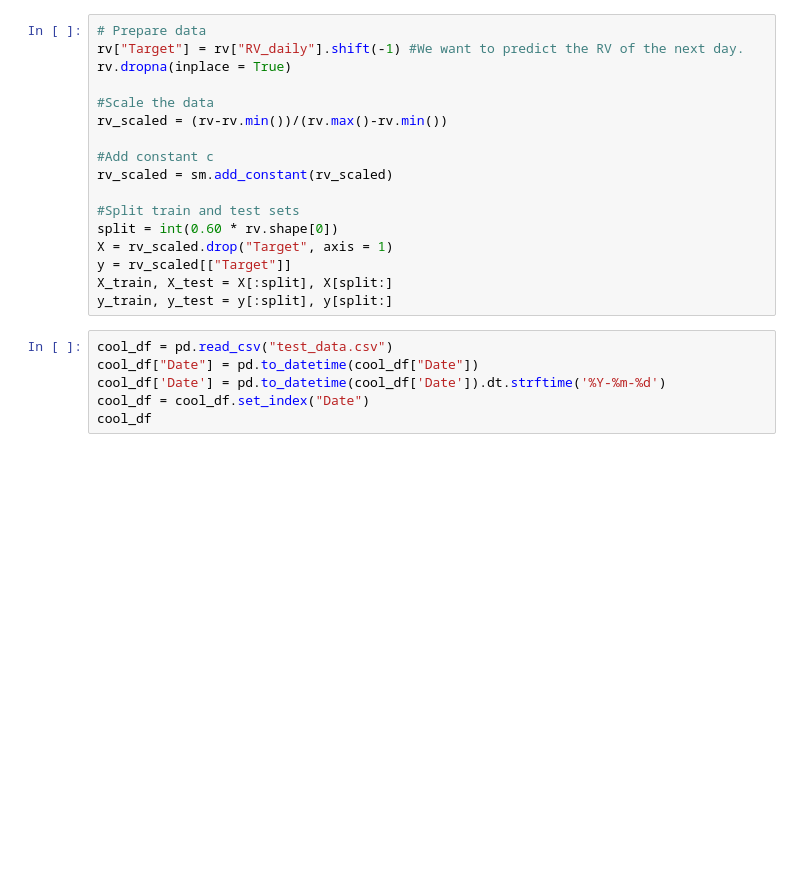
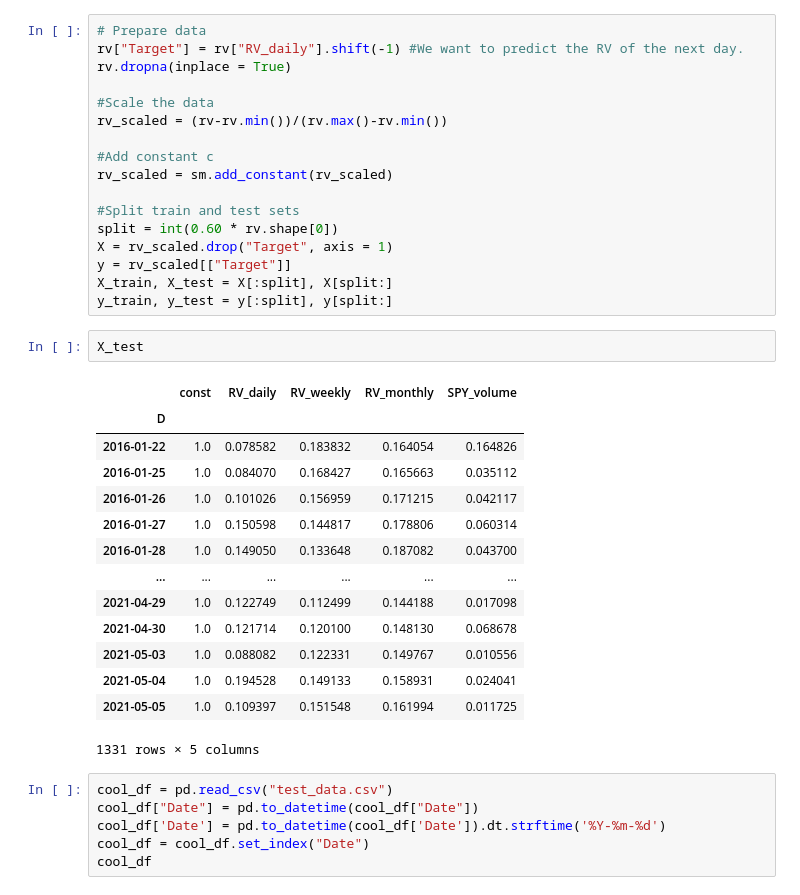
Before and after one commit to hpml-fall2025/hpml-project, a Jupyter notebook: HAR-RV_forecast.ipynb, the cells around one changed output. Drawn from its saved outputs; the diff is of its cells as text; blank space fills up the shorter version.

```diff
--- a/HAR-RV_forecast.ipynb
+++ b/HAR-RV_forecast.ipynb
@@ -281,6 +314,23 @@ X = rv_scaled.drop("Target", axis = 1)
 y = rv_scaled[["Target"]]
 X_train, X_test = X[:split], X[split:]
 y_train, y_test = y[:split], y[split:]
+# %%
+X_test
+# %% [output]
+|  | const | RV_daily | RV_weekly | RV_monthly | SPY_volume |
+| D |  |  |  |  |  |
+| 2016-01-22 | 1.0 | 0.078582 | 0.183832 | 0.164054 | 0.164826 |
+| 2016-01-25 | 1.0 | 0.084070 | 0.168427 | 0.165663 | 0.035112 |
+| 2016-01-26 | 1.0 | 0.101026 | 0.156959 | 0.171215 | 0.042117 |
+| 2016-01-27 | 1.0 | 0.150598 | 0.144817 | 0.178806 | 0.060314 |
+| 2016-01-28 | 1.0 | 0.149050 | 0.133648 | 0.187082 | 0.043700 |
+| ... | ... | ... | ... | ... | ... |
+| 2021-04-29 | 1.0 | 0.122749 | 0.112499 | 0.144188 | 0.017098 |
+| 2021-04-30 | 1.0 | 0.121714 | 0.120100 | 0.148130 | 0.068678 |
+| 2021-05-03 | 1.0 | 0.088082 | 0.122331 | 0.149767 | 0.010556 |
+| 2021-05-04 | 1.0 | 0.194528 | 0.149133 | 0.158931 | 0.024041 |
+| 2021-05-05 | 1.0 | 0.109397 | 0.151548 | 0.161994 | 0.011725 |
+1331 rows × 5 columns
 # %%
 cool_df = pd.read_csv("test_data.csv")
 cool_df["Date"] = pd.to_datetime(cool_df["Date"])
```
Also changed, not shown: parts of 5 cells of this notebook, 1 other file.
